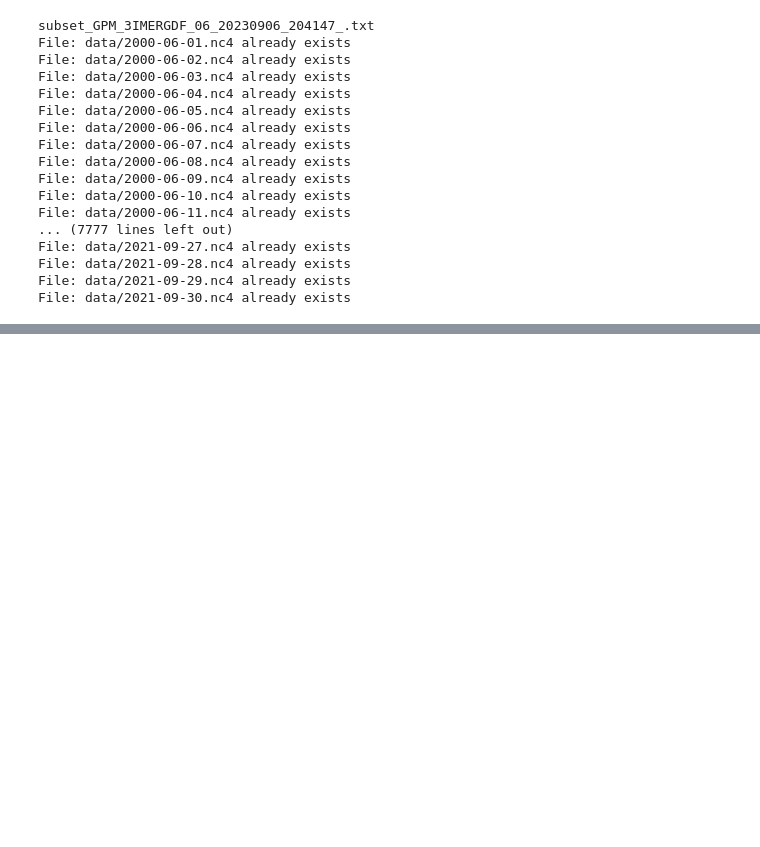
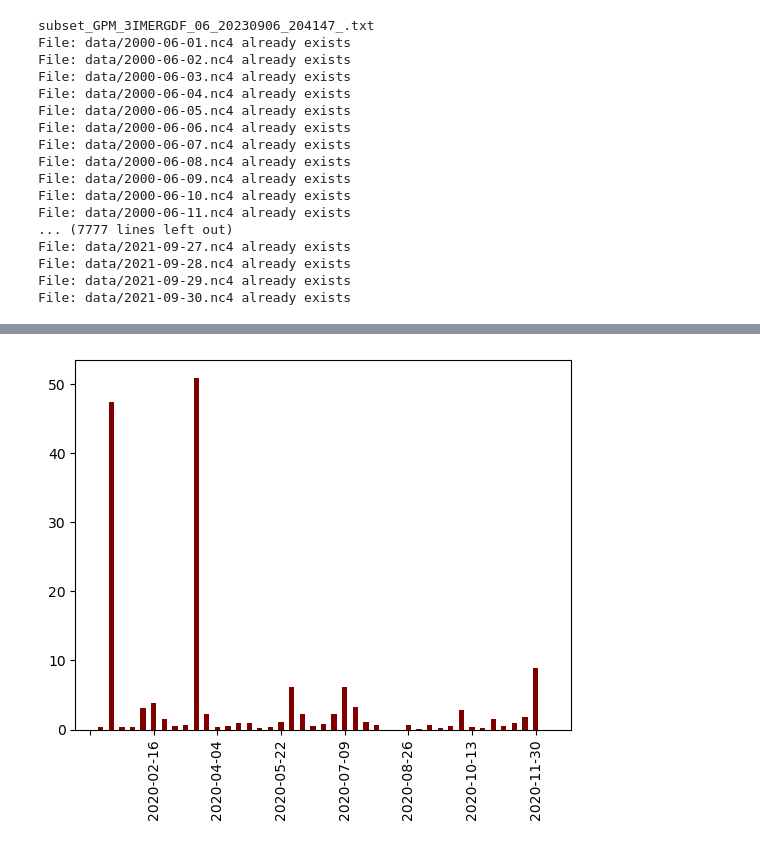
Before and after one commit to geodesymiami/rsmas_insar, a Jupyter notebook: minsar/utils/GetPrecipitation/get_precipitation_lalo.ipynb, the cells around one changed output, grey strips where cells are left out. Saved outputs shown, nothing was run; the diff lists cells and outputs as text; code cells hidden in the pictures; blank space fills up the shorter version.

Commit message:
added weekly function

```diff
--- a/minsar/utils/GetPrecipitation/get_precipitation_lalo.ipynb
+++ b/minsar/utils/GetPrecipitation/get_precipitation_lalo.ipynb
@@ -427,0 +449,4 @@ a
+# %%
+weekly_precipitation(newdf)
+# %% [output]
+[figure, added]
```
Also changed, not shown: parts of 3 cells of this notebook.
